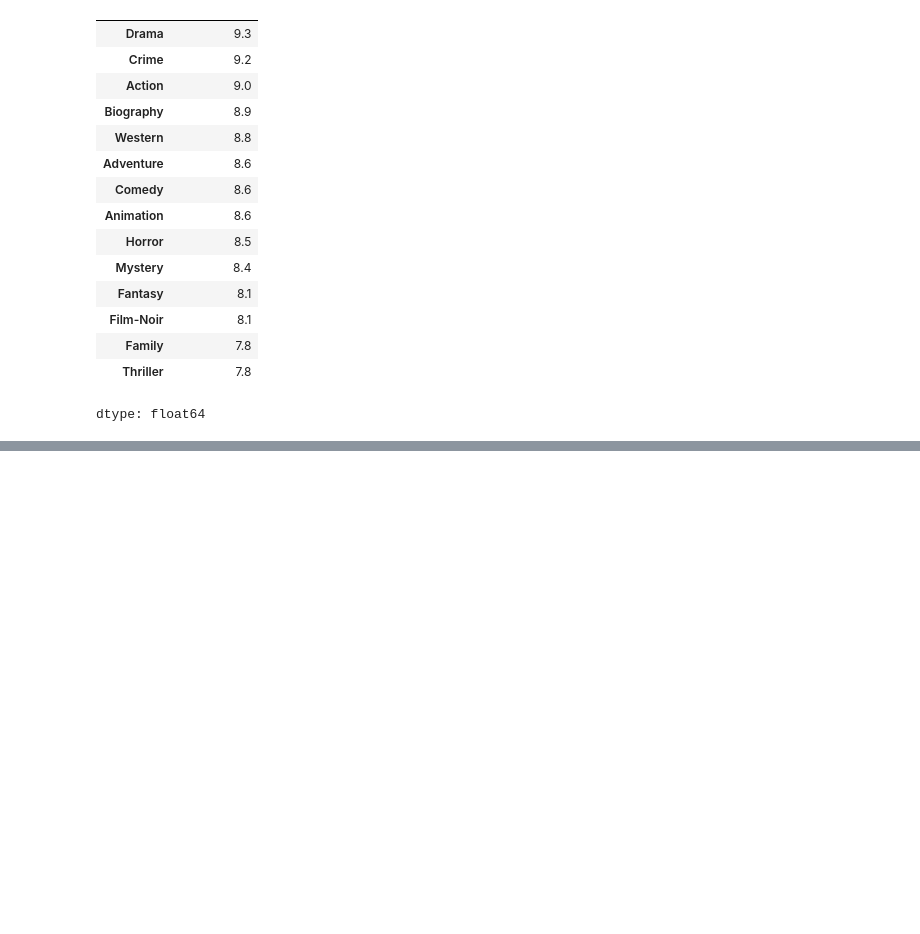
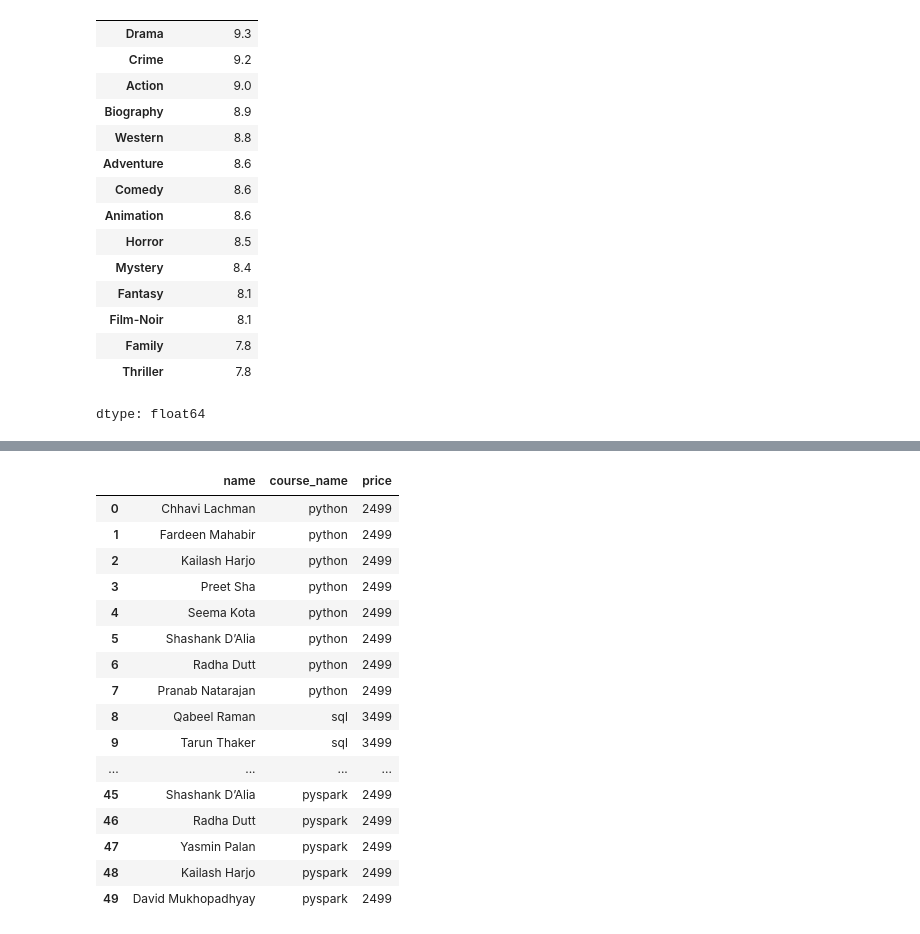
Before and after one commit to priyansh-commits/practice, a Jupyter notebook: pandas_and_numpy_rev.ipynb, the cells around one changed output, grey strips where cells are left out. Cells and saved outputs as stored; diff of their text form; code cells hidden in the pictures; blank space fills up the shorter version.

```diff
--- a/pandas_and_numpy_rev.ipynb
+++ b/pandas_and_numpy_rev.ipynb
@@ -189,0 +260,20 @@ dtype: float64
+# %%
+course.merge(reg,how='inner',on='course_id').merge(stud,how='inner',on='student_id')[['name','course_name','price']]
+# %% [output]
+|  | name | course_name | price |
+| 0 | Chhavi Lachman | python | 2499 |
+| 1 | Fardeen Mahabir | python | 2499 |
+| 2 | Kailash Harjo | python | 2499 |
+| 3 | Preet Sha | python | 2499 |
+| 4 | Seema Kota | python | 2499 |
+| 5 | Shashank D’Alia | python | 2499 |
+| 6 | Radha Dutt | python | 2499 |
+| 7 | Pranab Natarajan | python | 2499 |
+| 8 | Qabeel Raman | sql | 3499 |
+| 9 | Tarun Thaker | sql | 3499 |
+| ... | ... | ... | ... |
+| 45 | Shashank D’Alia | pyspark | 2499 |
+| 46 | Radha Dutt | pyspark | 2499 |
+| 47 | Yasmin Palan | pyspark | 2499 |
+| 48 | Kailash Harjo | pyspark | 2499 |
+| 49 | David Mukhopadhyay | pyspark | 2499 |
```
Also changed, not shown: parts of 15 cells of this notebook.
